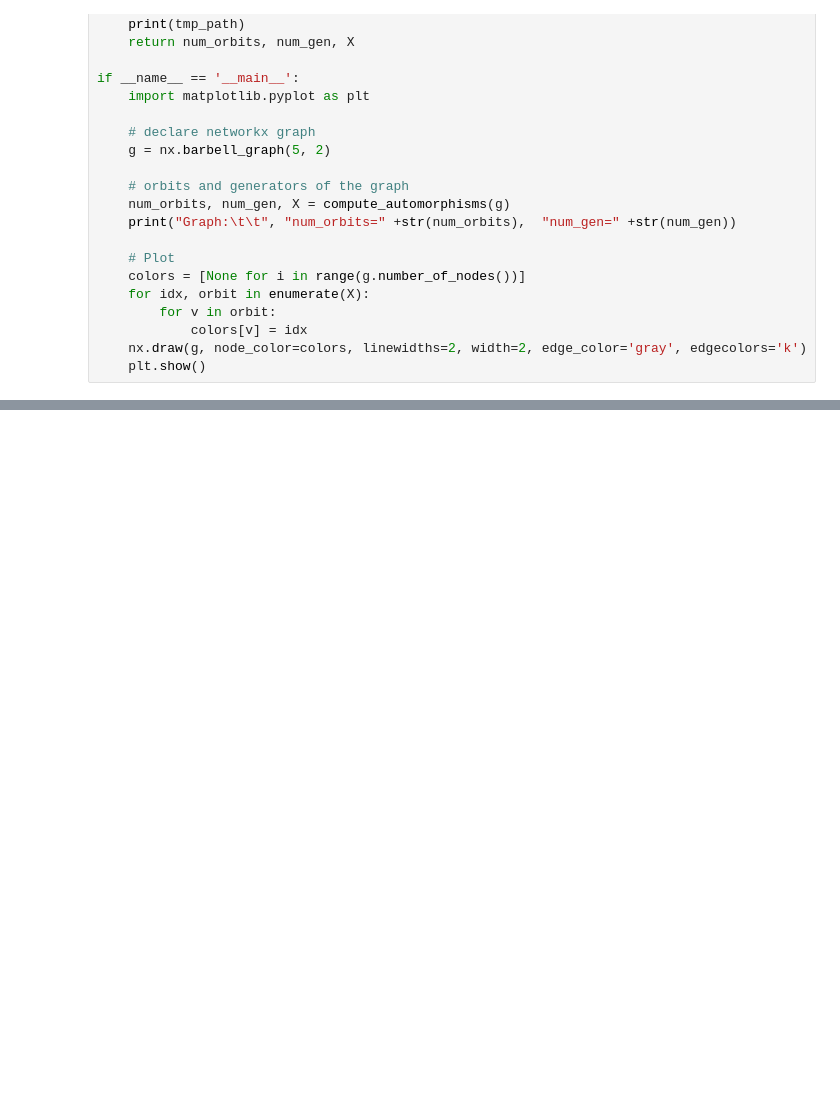
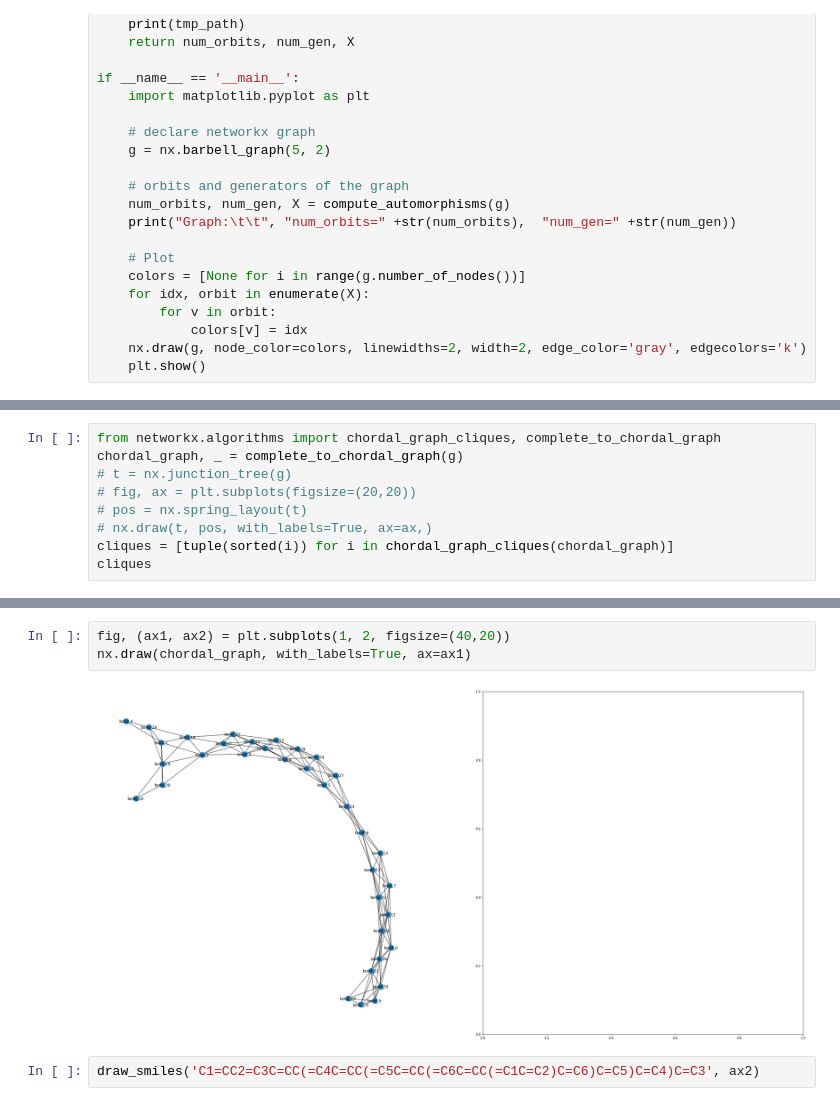
Before and after one commit to shiningsunnyday/induction, a Jupyter notebook: notebooks/playground.ipynb, the cells around one changed output, grey strips where cells are left out. Drawn from its saved outputs; the diff is of its cells as text; blank space fills up the shorter version.

```diff
--- a/notebooks/playground.ipynb
+++ b/notebooks/playground.ipynb
@@ -223,0 +659,9 @@ mol
+# %%
+from networkx.algorithms import chordal_graph_cliques, complete_to_chordal_graph
+chordal_graph, _ = complete_to_chordal_graph(g)
+# t = nx.junction_tree(g)
+# fig, ax = plt.subplots(figsize=(20,20))
+# pos = nx.spring_layout(t)
+# nx.draw(t, pos, with_labels=True, ax=ax,)
+cliques = [tuple(sorted(i)) for i in chordal_graph_cliques(chordal_graph)]
+cliques
@@ -223,0 +674,7 @@ mol
+# %%
+fig, (ax1, ax2) = plt.subplots(1, 2, figsize=(40,20))
+nx.draw(chordal_graph, with_labels=True, ax=ax1)
+# %% [output]
+[figure, added]
+# %%
+draw_smiles('C1=CC2=C3C=CC(=C4C=CC(=C5C=CC(=C6C=CC(=C1C=C2)C=C6)C=C5)C=C4)C=C3', ax2)
```
Also changed, not shown: parts of 18 cells of this notebook, 2 other files.
